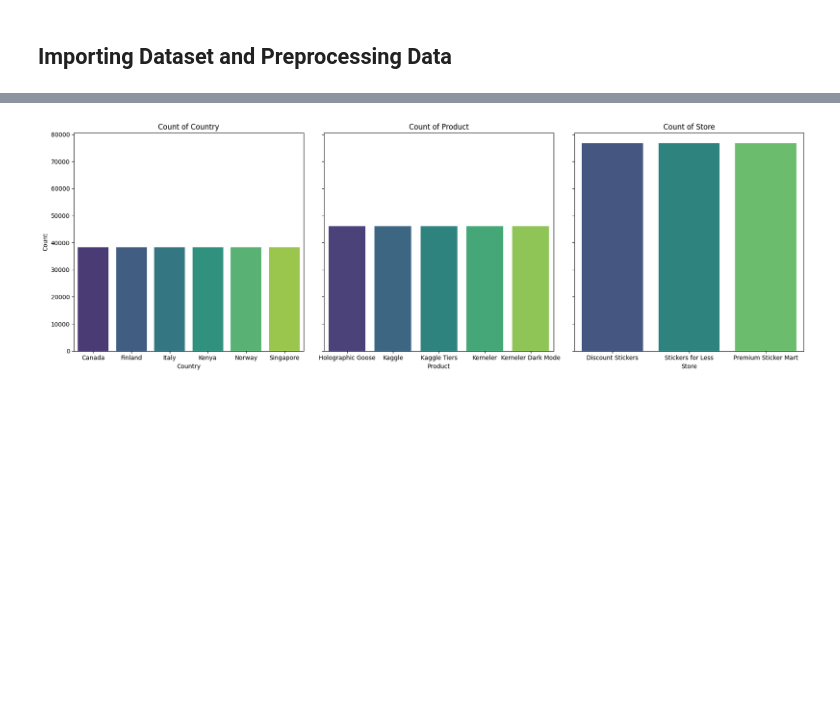
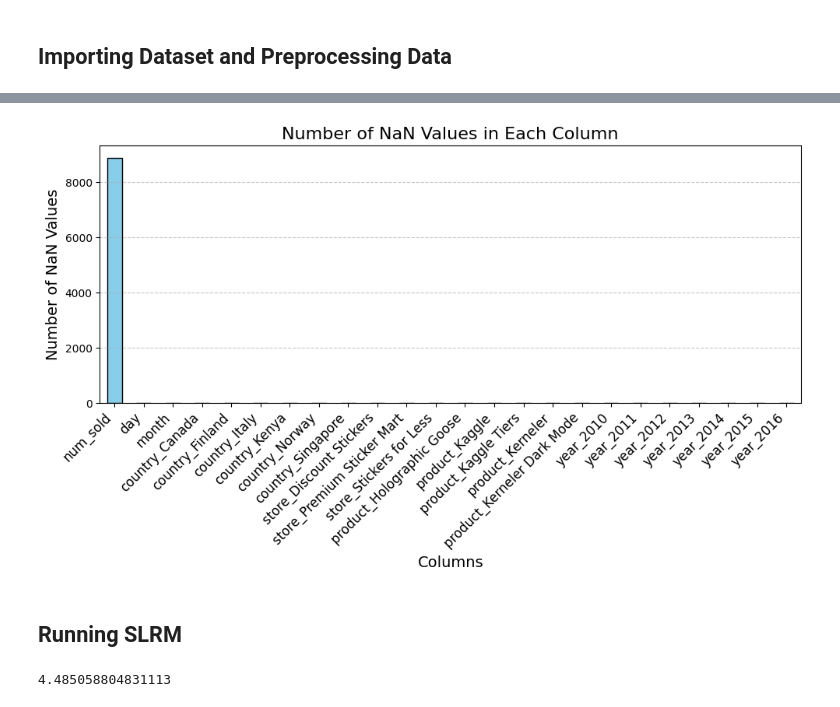
Before and after one commit to YashBurman1/Forecasting-Sticker-Sales, a Jupyter notebook: notebook.ipynb, the cells around one changed output, grey strips where cells are left out. Saved outputs shown, nothing was run; the diff lists cells and outputs as text; code cells hidden in the pictures; blank space fills up the shorter version.

Commit message:
Implemented CatBoost Regressor and SLRM without Hyperparameter Tuning

```diff
--- a/notebook.ipynb
+++ b/notebook.ipynb
@@ -9,7 +12,14 @@ warnings.filterwarnings("ignore", category=FutureWarning)
 ## Importing Dataset and Preprocessing Data
 # %%
 data = pd.read_csv("train.csv",header=0,index_col=0,parse_dates=[1],date_format="ISO8601")
-data_dummy_vars = data.drop(["date","num_sold"],axis=1)
-data_not_dummy_vars = data.drop(["country","store","product"],axis=1)
-data_dummy = pd.get_dummies(data_dummy_vars).drop(["country_Canada","store_Discount Stickers", "product_Kaggle"],axis=1) #dropping cols to avoid Dummy Variable Trap
-final_data = pd.concat([data_not_dummy_vars,data_dummy],axis=1)
+# Decompose the date column into day, month, and year
+data['day'] = data['date'].dt.day
+data['month'] = data['date'].dt.month
+data['year'] = data['date'].dt.year
+
+# Create dummies for categorical columns (including 'year')
+categorical_columns = ['country', 'store', 'product', 'year']
+data = pd.get_dummies(data, columns=categorical_columns, drop_first=False)
+
+# Drop the original date column
+data = data.drop(columns=['date'])*1
@@ -39,16 +90,21 @@ memory usage: 7.7 MB
-# %%
-columns_to_plot = ['country', 'product', 'store']
-
-fig, axes = plt.subplots(1, 3, figsize=(18, 6), sharey=True)
-
-for col, ax in zip(columns_to_plot, axes):
-    sns.countplot(data=data, x=col, ax=ax, palette='viridis')
-    ax.set_title(f'Count of {col.capitalize()}')
-    ax.set_xlabel(col.capitalize())
-    ax.set_ylabel('Count')
-
-plt.tight_layout()
-plt.show();
-# %% [output]
-[figure, removed]
+# %%
+import matplotlib.pyplot as plt
+
+# Count the number of NaN values in each column
+nan_counts = data.isna().sum()
+
+# Plot the NaN counts as a bar chart
+plt.figure(figsize=(10, 6))
+nan_counts.plot(kind='bar', color='skyblue', edgecolor='black')
+plt.title('Number of NaN Values in Each Column', fontsize=16)
+plt.xlabel('Columns', fontsize=14)
+plt.ylabel('Number of NaN Values', fontsize=14)
+plt.xticks(rotation=45, ha='right', fontsize=12)
+plt.grid(axis='y', linestyle='--', alpha=0.7)
+plt.tight_layout()
+
+# Show the plot
+plt.show()
+# %% [output]
+[figure, added]
 # %%
@@ -55,0 +116,15 @@ X =
+# %% [markdown]
+## Running SLRM ##
+# %%
+from sklearn.linear_model import LinearRegression
+
+X_test_lin_reg = X_test.drop(["country_Canada","store_Stickers for Less","product_Kaggle","year_2010"],axis=1) #droping cols to avoid dummy variable trap
+X_train_lin_reg = X_train.drop(["country_Canada","store_Stickers for Less","product_Kaggle","year_2010"],axis=1) #droping cols to avoid dummy variable trap
+
+
+lin_reg = LinearRegression(fit_intercept=True)
+lin_reg.fit(X_train_lin_reg,y_train)
+y_pred = lin_reg.predict(X_test_lin_reg)
+mean_absolute_percentage_error(y_test, y_pred)
+# %% [output]
+4.485058804831113
```
Also changed, not shown: parts of 14 cells of this notebook.
